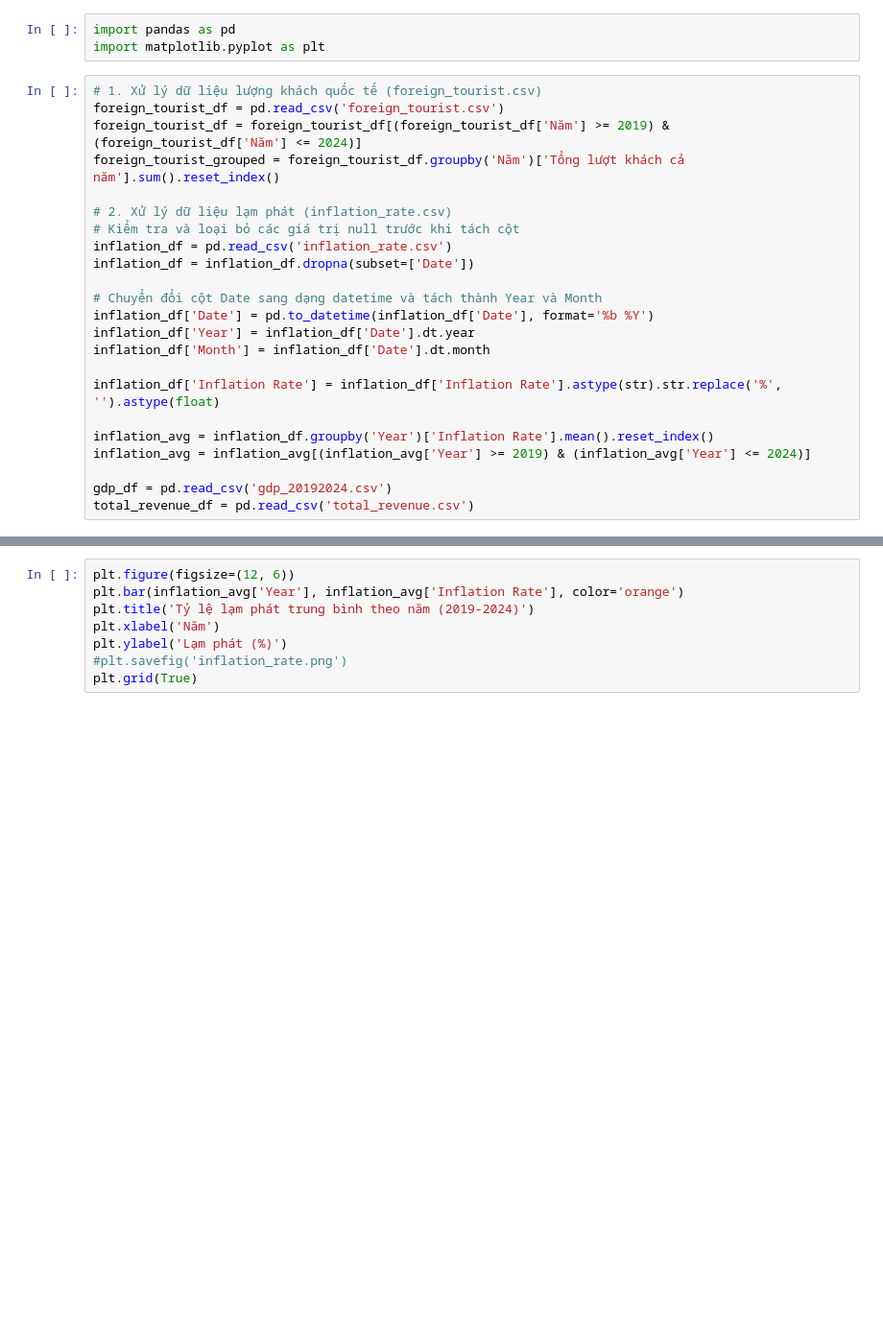
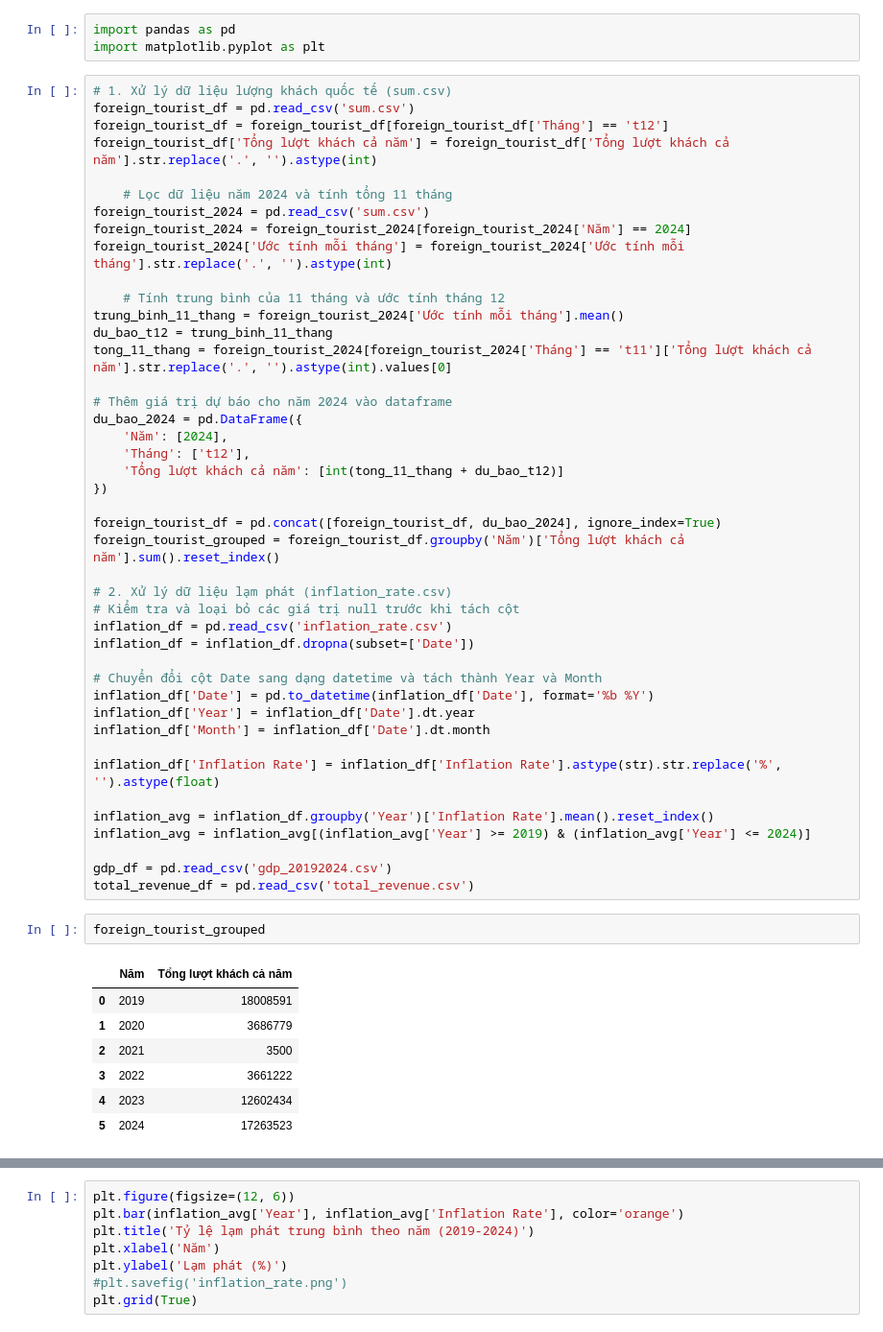
Before and after one commit to honguyenhoangphat/Thuthap_Tien_XuLyDuLieu, a Jupyter notebook: DoAnCuoiKy/Visualization.ipynb, the cells around one changed output, grey strips where cells are left out. Shown: that part at 96% size. Saved outputs shown, nothing was run; the diff lists cells and outputs as text; blank space fills up the shorter version.

```diff
--- a/DoAnCuoiKy/Visualization.ipynb
+++ b/DoAnCuoiKy/Visualization.ipynb
@@ -2,9 +2,29 @@
 import pandas as pd
 import matplotlib.pyplot as plt
 # %%
-# 1. Xử lý dữ liệu lượng khách quốc tế (foreign_tourist.csv)
-foreign_tourist_df = pd.read_csv('foreign_tourist.csv')
-foreign_tourist_df = foreign_tourist_df[(foreign_tourist_df['Năm'] >= 2019) & (foreign_tourist_df['Năm'] <= 2024)]
+# 1. Xử lý dữ liệu lượng khách quốc tế (sum.csv)
+foreign_tourist_df = pd.read_csv('sum.csv')
+foreign_tourist_df = foreign_tourist_df[foreign_tourist_df['Tháng'] == 't12']
+foreign_tourist_df['Tổng lượt khách cả năm'] = foreign_tourist_df['Tổng lượt khách cả năm'].str.replace('.', '').astype(int)
+
+    # Lọc dữ liệu năm 2024 và tính tổng 11 tháng
+foreign_tourist_2024 = pd.read_csv('sum.csv')
+foreign_tourist_2024 = foreign_tourist_2024[foreign_tourist_2024['Năm'] == 2024]
+foreign_tourist_2024['Ước tính mỗi tháng'] = foreign_tourist_2024['Ước tính mỗi tháng'].str.replace('.', '').astype(int)
+
+    # Tính trung bình của 11 tháng và ước tính tháng 12
+trung_binh_11_thang = foreign_tourist_2024['Ước tính mỗi tháng'].mean()
+du_bao_t12 = trung_binh_11_thang
+tong_11_thang = foreign_tourist_2024[foreign_tourist_2024['Tháng'] == 't11']['Tổng lượt khách cả năm'].str.replace('.', '').astype(int).values[0]
+
+# Thêm giá trị dự báo cho năm 2024 vào dataframe
+du_bao_2024 = pd.DataFrame({
+    'Năm': [2024],
+    'Tháng': ['t12'],
+    'Tổng lượt khách cả năm': [int(tong_11_thang + du_bao_t12)]
+})
+
+foreign_tourist_df = pd.concat([foreign_tourist_df, du_bao_2024], ignore_index=True)
 foreign_tourist_grouped = foreign_tourist_df.groupby('Năm')['Tổng lượt khách cả năm'].sum().reset_index()
 
 # 2. Xử lý dữ liệu lạm phát (inflation_rate.csv)
@@ -24,5 +44,15 @@ inflation_avg = inflation_avg[(inflation_avg['Year'] >= 2019) & (inflation_avg['
 
 gdp_df = pd.read_csv('gdp_20192024.csv')
 total_revenue_df = pd.read_csv('total_revenue.csv')
+# %%
+foreign_tourist_grouped
+# %% [output]
+|  | Năm | Tổng lượt khách cả năm |
+| 0 | 2019 | 18008591 |
+| 1 | 2020 | 3686779 |
+| 2 | 2021 | 3500 |
+| 3 | 2022 | 3661222 |
+| 4 | 2023 | 12602434 |
+| 5 | 2024 | 17263523 |
 # %%
 plt.figure(figsize=(12, 6))
```
Also changed, not shown: parts of 2 cells of this notebook, 2 other files.
